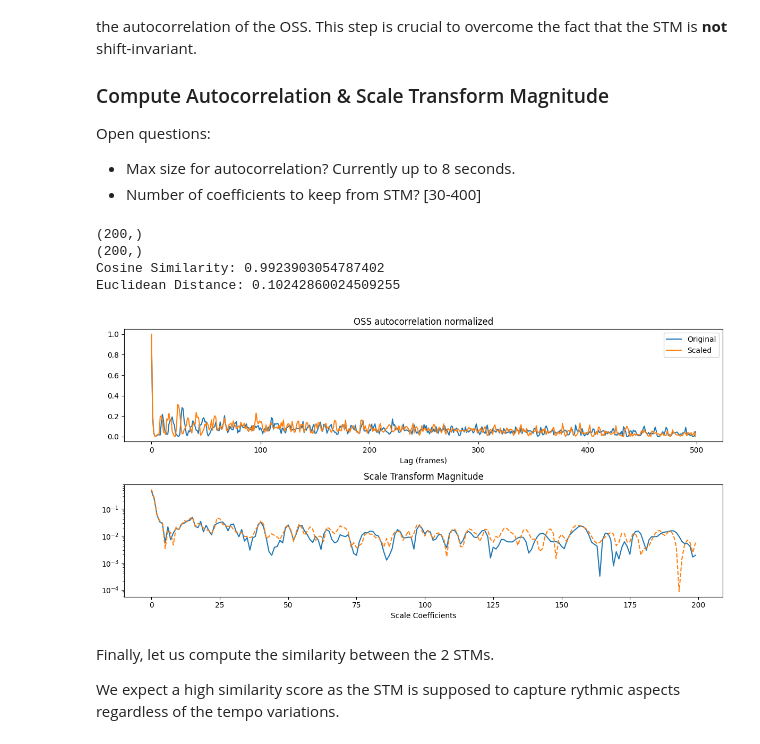
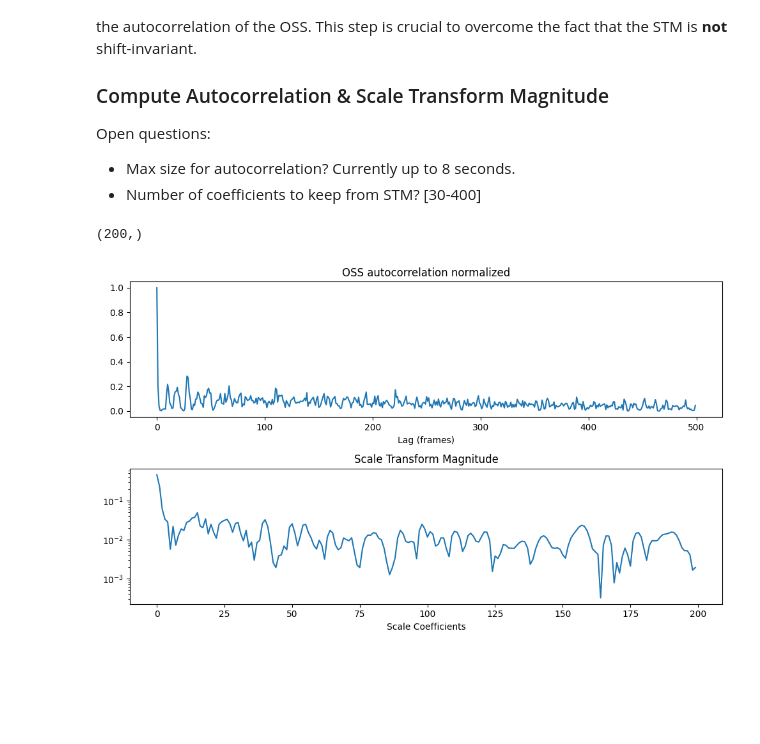
Before and after one commit to Masetto96/rhythmic-pattern-analysis, a Jupyter notebook: computation_demo.ipynb, the cells around one changed output. Saved outputs shown, nothing was run; the diff lists cells and outputs as text; code cells hidden in the pictures; blank space fills up the shorter version.

```diff
--- a/computation_demo.ipynb
+++ b/computation_demo.ipynb
@@ -38,16 +39,9 @@ audio_file = "clip-MJ_Maraka_1_J1.wav"
 audio_file_scaled = "clip-MJ_Maraka_1_J1-scaled-up.wav"
 
 y, sr = librosa.load(audio_file, sr=8000)
-y_scaled, sr = librosa.load(audio_file_scaled, sr=8000)
+y, index = librosa.effects.trim(y)
 
-y, index = librosa.effects.trim(y)
-y_scaled, index = librosa.effects.trim(y_scaled)
-
-print("original version")
 ipd.display(ipd.Audio(y, rate=sr))
-
-print("15% speeded up version")
-ipd.display(ipd.Audio(y_scaled, rate=sr))
 # %% [output]
 original version
 [interactive output not drawn]
@@ -106,53 +91,28 @@ Open questions:
 - Number of coefficients to keep from STM? [30-400]
 # %%
 # auto correlation up to 8 seconds
-oss_ac = librosa.autocorrelate(oss, max_size= 8 * sr // hop_size)
-oss_ac_scaled = librosa.autocorrelate(oss_scaled, max_size= 8 * sr // hop_size)
+oss_ac = librosa.autocorrelate(oss, max_size=8 * sr // hop_size)
 
 # Normalization
 oss_ac = librosa.util.normalize(oss_ac, norm=np.inf)
-oss_ac_scaled = librosa.util.normalize(oss_ac_scaled, norm=np.inf)
 
 # scale transform magnitude
 fmt_n = 400
 stm = np.abs(librosa.fmt(oss_ac, n_fmt=fmt_n))[:200]
-stm_scaled = np.abs(librosa.fmt(oss_ac_scaled, n_fmt=fmt_n))[:200]
 
 print(stm.shape)
-print(stm_scaled.shape)
 
-fig, ax = plt.subplots(nrows=2, figsize=(12, 6))
+fig, ax = plt.subplots(nrows=2, figsize=(10, 6))
 
-ax[0].plot(oss_ac, label="Original")
-
-ax[0].plot(oss_ac_scaled, label="Scaled")
+ax[0].plot(oss_ac)
 
 ax[0].set(xlabel="Lag (frames)", title="OSS autocorrelation normalized")
 
-ax[0].legend()
-
 ax[1].semilogy(np.abs(stm))
-
-ax[1].semilogy(np.abs(stm_scaled), linestyle="--")
 
 ax[1].set(xlabel="Scale Coefficients", title="Scale Transform Magnitude")
 
 plt.tight_layout()
-
-# compute cosine similarity
-cosine_sim = np.dot(np.abs(stm), np.abs(stm_scaled)) / (norm(np.abs(stm)) * norm(np.abs(stm_scaled)))
-print("Cosine Similarity:", cosine_sim)
-
-# Compute Euclidean distance
-euclidean_dist = np.linalg.norm(np.abs(stm) - np.abs(stm_scaled))
-print("Euclidean Distance:", euclidean_dist)
 # %% [output]
 (200,)
-(200,)
-Cosine Similarity: 0.9923903054787402
-Euclidean Distance: 0.10242860024509255
-[figure, old version]
+[figure, new version]
-# %% [markdown]
-Finally, let us compute the similarity between the 2 STMs.
-
-We expect a high similarity score as the STM is supposed to capture rythmic aspects regardless of the tempo variations.
```
Also changed, not shown: parts of 7 cells of this notebook, 4 other files.
